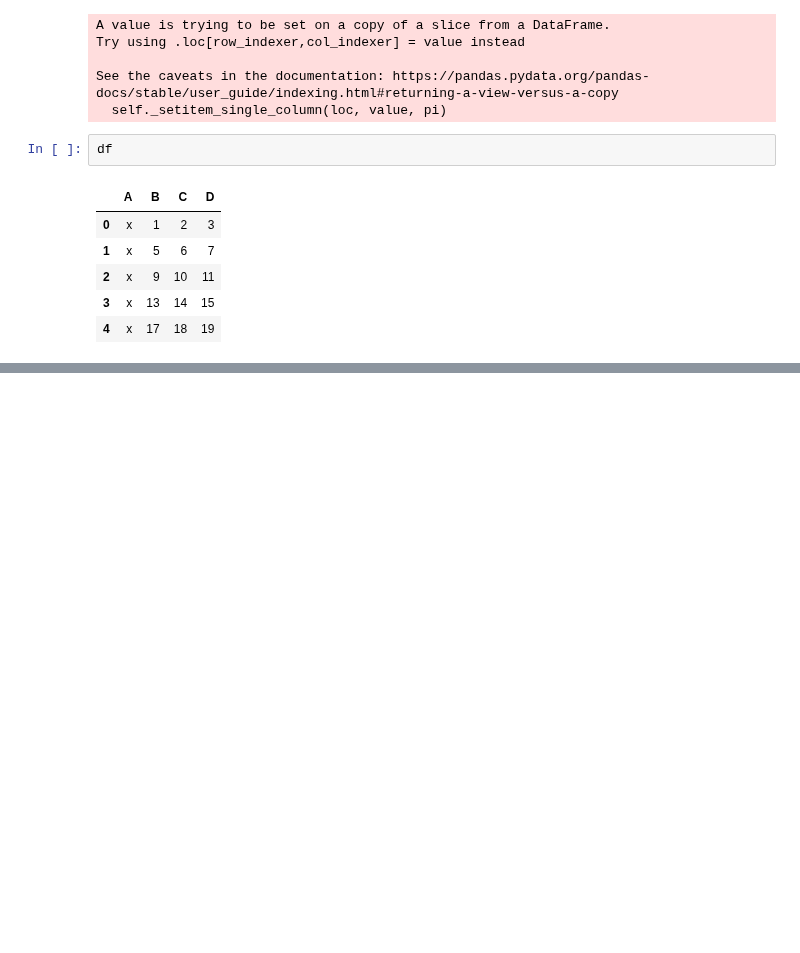
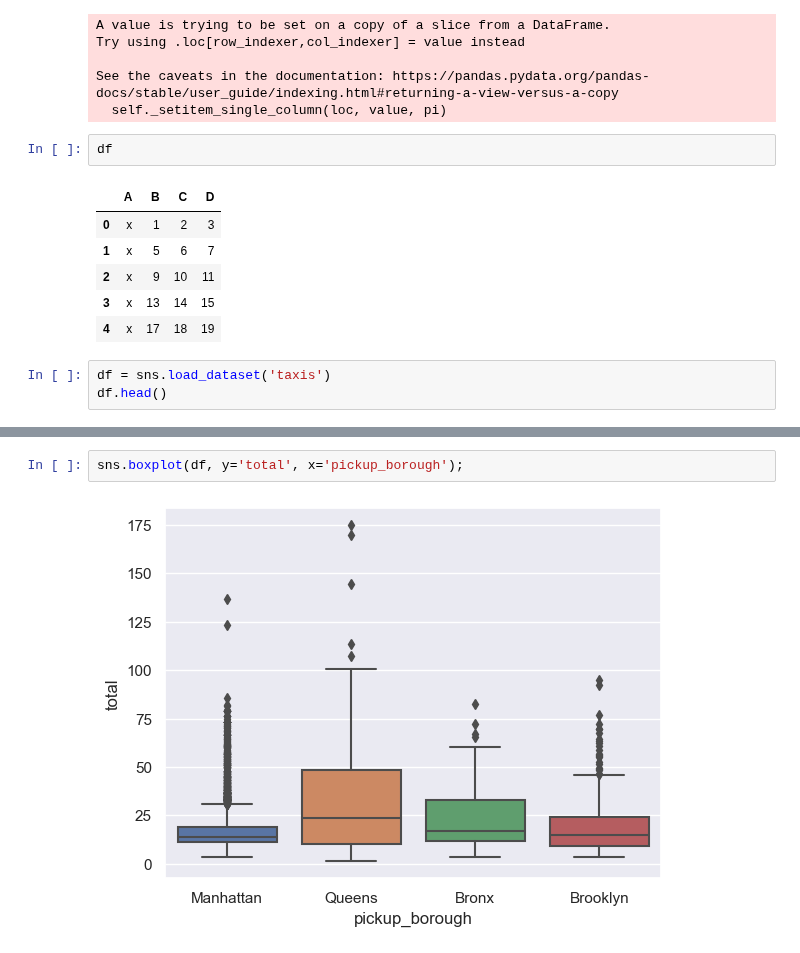
Before and after one commit to gbrs/ipython_notebook_probes, a Jupyter notebook: Probe.ipynb, the cells around one changed output, grey strips where cells are left out. Cells and saved outputs as stored; diff of their text form; blank space fills up the shorter version.

Commit message:
plot seaborn diagrams for Nadya

```diff
--- a/Probe.ipynb
+++ b/Probe.ipynb
@@ -1188,3 +1188,6 @@ df
 | 2 | x | 9 | 10 | 11 |
 | 3 | x | 13 | 14 | 15 |
 | 4 | x | 17 | 18 | 19 |
+# %%
+df = sns.load_dataset('taxis')
+df.head()
@@ -1190,0 +1201,4 @@ df
+# %%
+sns.boxplot(df, y='total', x='pickup_borough');
+# %% [output]
+[figure, added]
```
Also changed, not shown: parts of 11 cells of this notebook.
